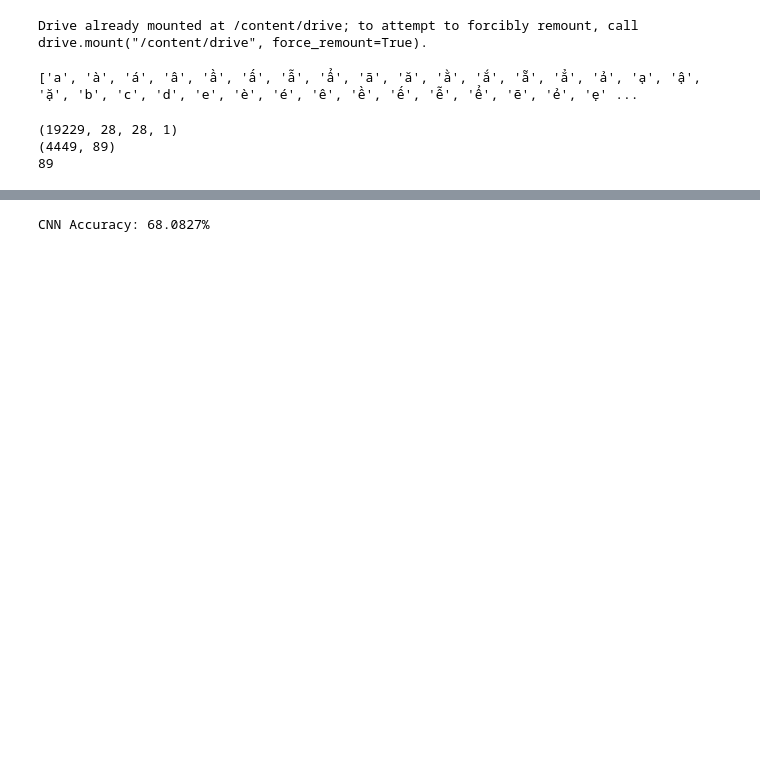
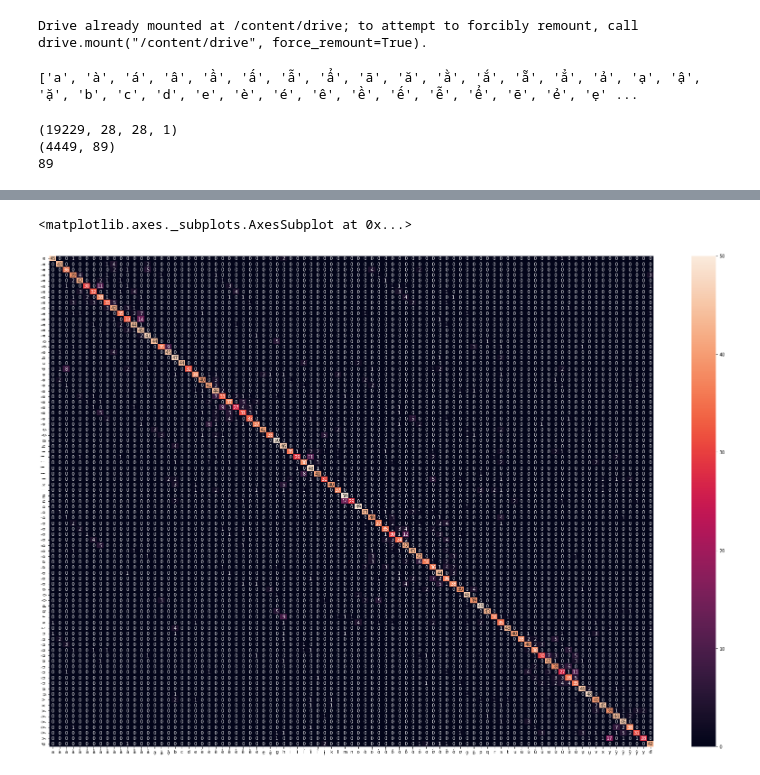
Before and after one commit to namt9/CS114.L22.KHCL-HandwrittenVietnameseRecognition, a Jupyter notebook: MACHINE LEARNING PROJECT/CNNmodel/model_ CNN.ipynb, the cells around one changed output, grey strips where cells are left out. Saved outputs shown, nothing was run; the diff lists cells and outputs as text; code cells hidden in the pictures; blank space fills up the shorter version.

```diff
--- a/MACHINE LEARNING PROJECT/CNNmodel/model_ CNN.ipynb
+++ b/MACHINE LEARNING PROJECT/CNNmodel/model_ CNN.ipynb
@@ -20,11 +20,11 @@ print(f_data_final)
 # %% [output]
 ['a', 'à', 'á', 'â', 'ầ', 'ấ', 'ẫ', 'ẩ', 'ã', 'ă', 'ằ', 'ắ', 'ẵ', 'ẳ', 'ả', 'ạ', 'ậ', 'ặ', 'b', 'c', 'd', 'e', 'è', 'é', 'ê', 'ề', 'ế', 'ễ', 'ể', 'ẽ', 'ẻ', 'ẹ' ...
 # %%
-data_train_drive_link = '/content/drive/MyDrive/Dataframe_training_final_CNN.csv'
-label_train_drive_link = '/content/drive/MyDrive/Labelframe_training_final_CNN.csv'
+data_train_drive_link = '/content/drive/MyDrive/csvdataCNN28x28/Dataframe_training_final_CNN.csv'
+label_train_drive_link = '/content/drive/MyDrive/csvdataCNN28x28/Labelframe_training_final_CNN.csv'
 
-data_test_drive_link = '/content/drive/MyDrive/Dataframe_testing_final_CNN.csv'
-label_test_drive_link = '/content/drive/MyDrive/Labelframe_testing_final_CNN.csv'
+data_test_drive_link = '/content/drive/MyDrive/csvdataCNN28x28/Dataframe_testing_final_CNN.csv'
+label_test_drive_link = '/content/drive/MyDrive/csvdataCNN28x28/Labelframe_testing_final_CNN.csv'
 # %%
 def read_data(link_data, link_label):
     data = pd.read_csv(link_data, header=None)
@@ -128,6 +136,31 @@ CNN Accuracy: 68.08%
-# %%
-# Final evaluation of the model
-scores = model.evaluate(data_test, label_test, verbose=0)
-print("CNN Accuracy: %.4f%%" % (scores[1]*100))
-# %% [output]
-CNN Accuracy: 68.0827%
+# %%
+f_data_final = np.asarray(f_data_final)
+
+last = []
+for i in f_data_final:
+  temp = []
+  if (i == 'a'):
+    temp = ['a']*49
+  else:
+    temp = [i]*50
+  last.append(temp)
+
+test_array = []
+for i in last:
+  for j in i:
+    test_array.append(j)
+# %%
+predicted = model.predict(data_test).argmax(axis=1)
+# %%
+pred_array = []
+for i in predicted:
+  pred_array.append(f_data_final[i])
+# %%
+import seaborn as sns
+cm=confusion_matrix(test_array, pred_array)
+df_cm = pd.DataFrame(cm, f_data_final, f_data_final)
+plt.figure(figsize = (30, 20))
+sns.heatmap(df_cm, annot=True)
+# %% [output]
+<matplotlib.axes._subplots.AxesSubplot at 0x...>
+[figure, added]
```
Also changed, not shown: parts of 1 cell of this notebook.
